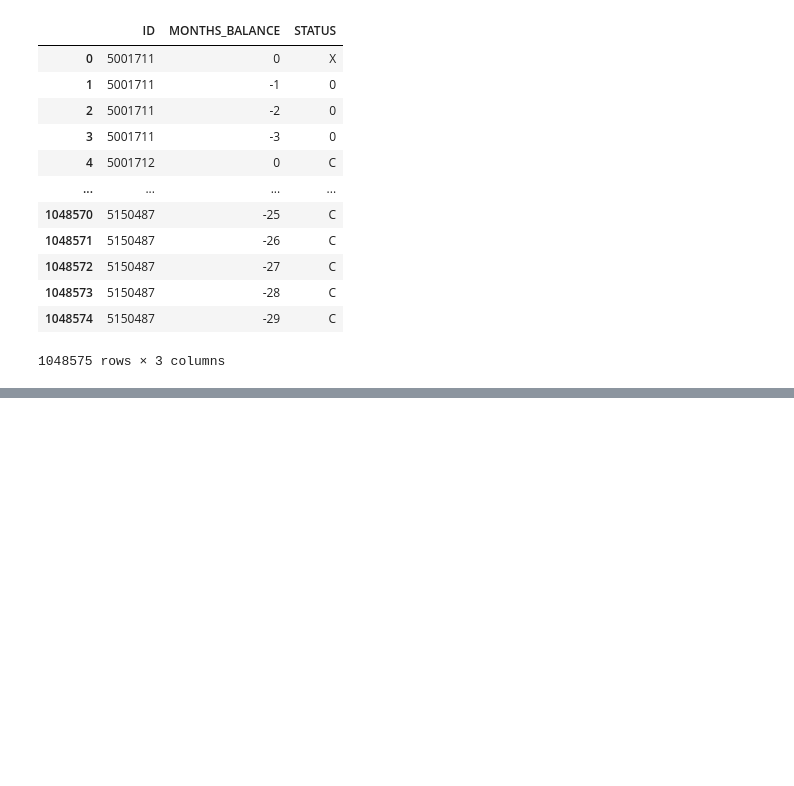
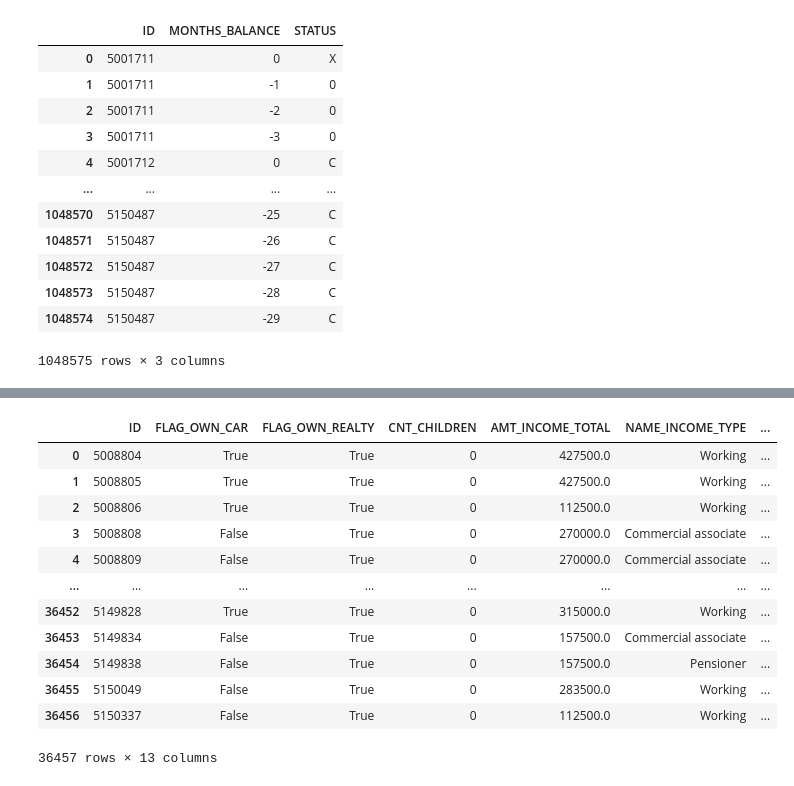
Before and after one commit to mhdeeb/cie-417, a Jupyter notebook: mini-project-1/main.ipynb, the cells around one changed output, grey strips where cells are left out. Drawn from its saved outputs; the diff is of its cells as text; code cells hidden in the pictures; blank space fills up the shorter version.

```diff
--- a/mini-project-1/main.ipynb
+++ b/mini-project-1/main.ipynb
@@ -89,0 +113,16 @@ dtype: float64
+# %%
+application_record
+# %% [output]
+|  | ID | FLAG_OWN_CAR | FLAG_OWN_REALTY | CNT_CHILDREN | AMT_INCOME_TOTAL | NAME_INCOME_TYPE | ... |
+| 0 | 5008804 | True | True | 0 | 427500.0 | Working | ... |
+| 1 | 5008805 | True | True | 0 | 427500.0 | Working | ... |
+| 2 | 5008806 | True | True | 0 | 112500.0 | Working | ... |
+| 3 | 5008808 | False | True | 0 | 270000.0 | Commercial associate | ... |
+| 4 | 5008809 | False | True | 0 | 270000.0 | Commercial associate | ... |
+| ... | ... | ... | ... | ... | ... | ... | ... |
+| 36452 | 5149828 | True | True | 0 | 315000.0 | Working | ... |
+| 36453 | 5149834 | False | True | 0 | 157500.0 | Commercial associate | ... |
+| 36454 | 5149838 | False | True | 0 | 157500.0 | Pensioner | ... |
+| 36455 | 5150049 | False | True | 0 | 283500.0 | Working | ... |
+| 36456 | 5150337 | False | True | 0 | 112500.0 | Working | ... |
+36457 rows × 13 columns
```
Also changed, not shown: parts of 10 cells of this notebook.
